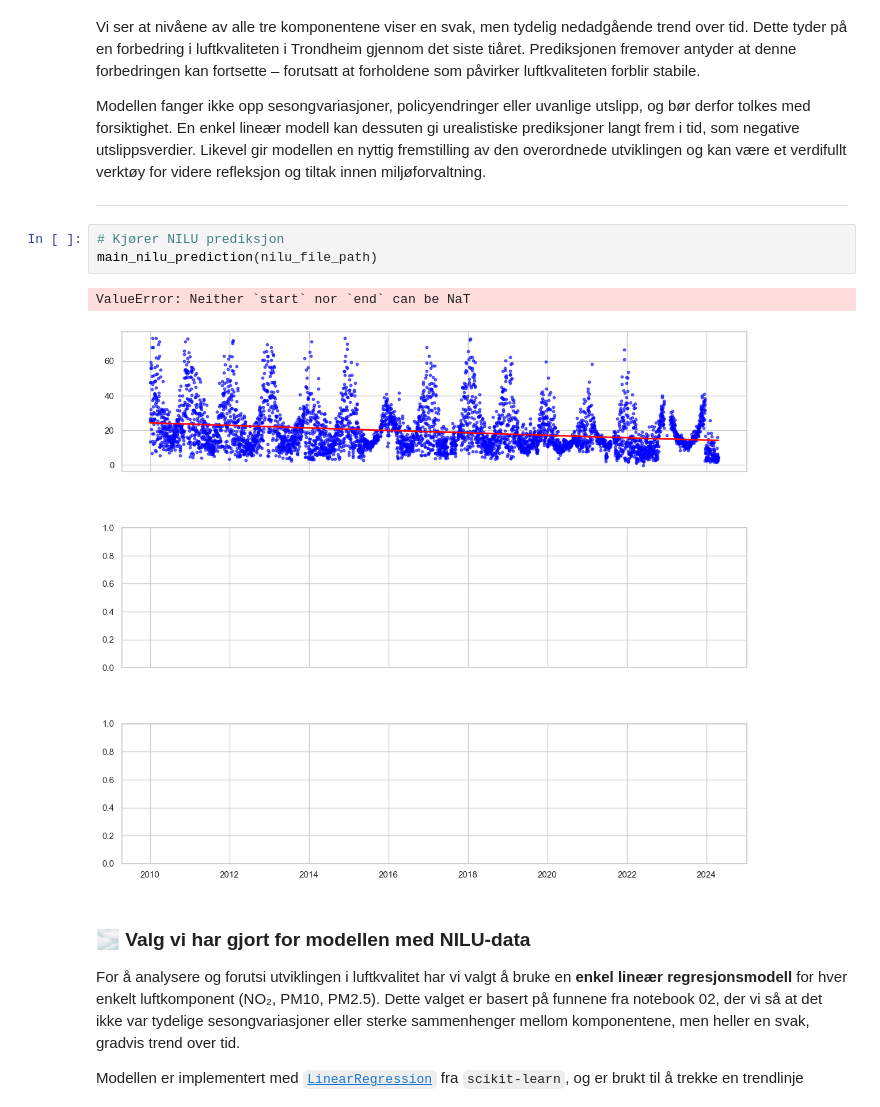
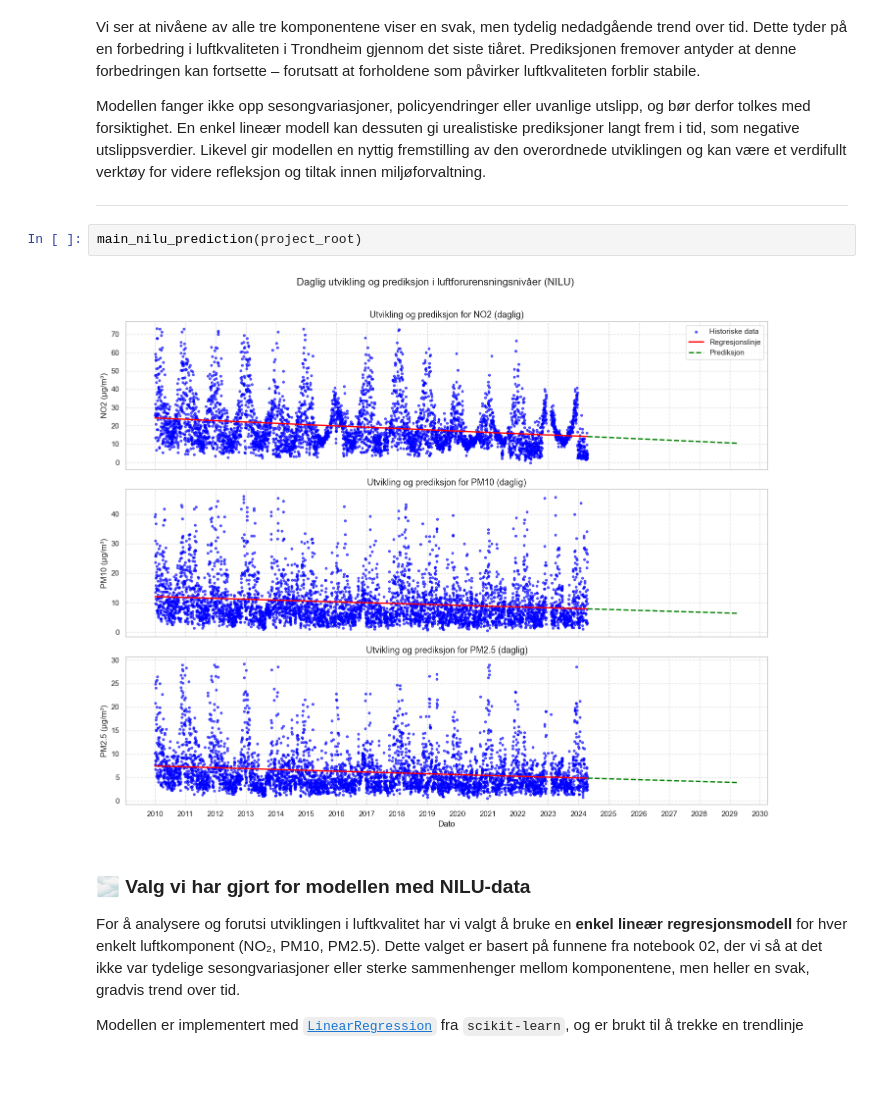
Before and after one commit to andsamfu/prosjekt_miljodataanalyse, a Jupyter notebook: notebooks/03_predictive_analysis.ipynb, the cells around one changed output. Cells and saved outputs as stored; diff of their text form; blank space fills up the shorter version.

```diff
--- a/notebooks/03_predictive_analysis.ipynb
+++ b/notebooks/03_predictive_analysis.ipynb
@@ -93,11 +91,9 @@ Modellen fanger ikke opp sesongvariasjoner, policyendringer eller uvanlige utsli
 
 ---
 # %%
-# Kjører NILU prediksjon
-main_nilu_prediction(nilu_file_path)
+main_nilu_prediction(project_root)
 # %% [output]
-ValueError: Neither `start` nor `end` can be NaT
-[figure, old version]
+[figure, new version]
 # %% [markdown]
 ### 🌫️ Valg vi har gjort for modellen med NILU-data
 
```
Also changed, not shown: parts of 4 cells of this notebook, 9 other files.
